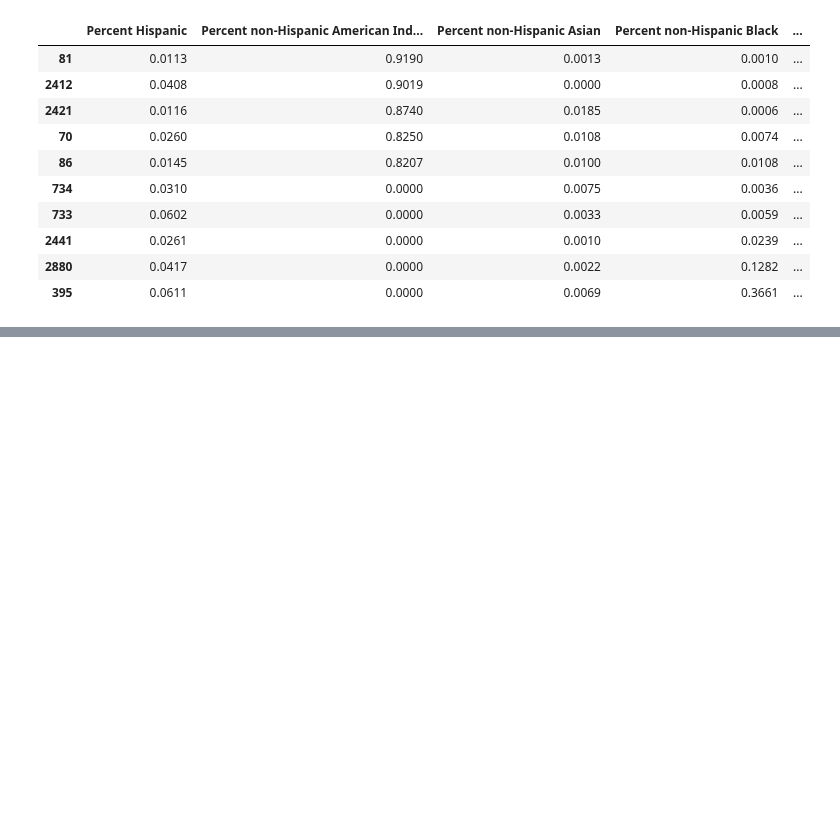
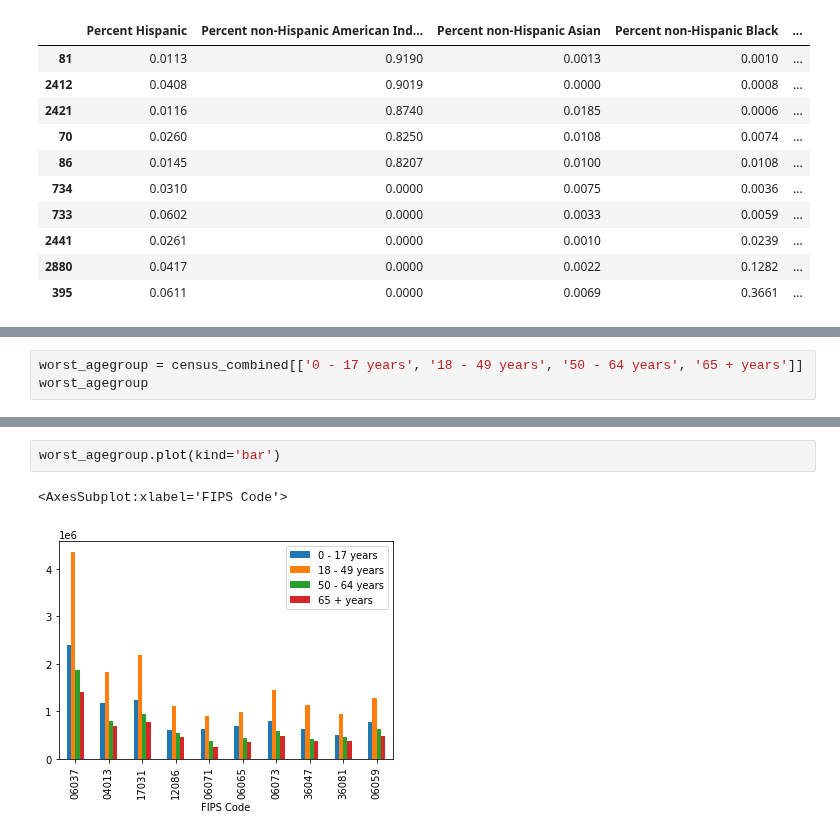
Before and after one commit to mgeffroy/P1-US-COVID-19-Vaccination-Campaign, a Jupyter notebook: Gender, Age and Ethnicity.ipynb, the cells around one changed output, grey strips where cells are left out. Drawn from its saved outputs; the diff is of its cells as text; blank space fills up the shorter version.

```diff
--- a/Gender, Age and Ethnicity.ipynb
+++ b/Gender, Age and Ethnicity.ipynb
@@ -109,0 +326,3 @@ vacc_nat_american
+# %%
+worst_agegroup = census_combined[['0 - 17 years', '18 - 49 years', '50 - 64 years', '65 + years']]
+worst_agegroup
@@ -109,0 +368,5 @@ vacc_nat_american
+# %%
+worst_agegroup.plot(kind='bar')
+# %% [output]
+<AxesSubplot:xlabel='FIPS Code'>
+[figure, added]
```
Also changed, not shown: parts of 28 cells of this notebook, 3 other files.
